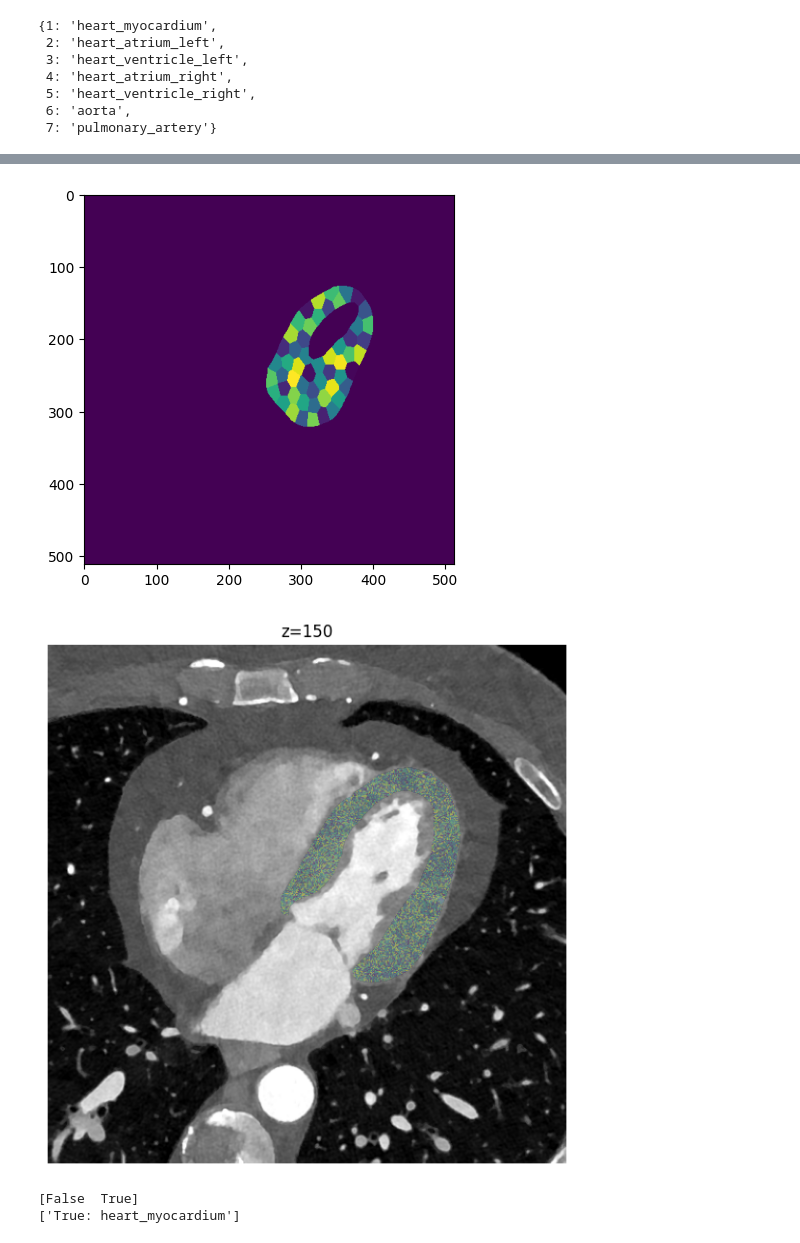
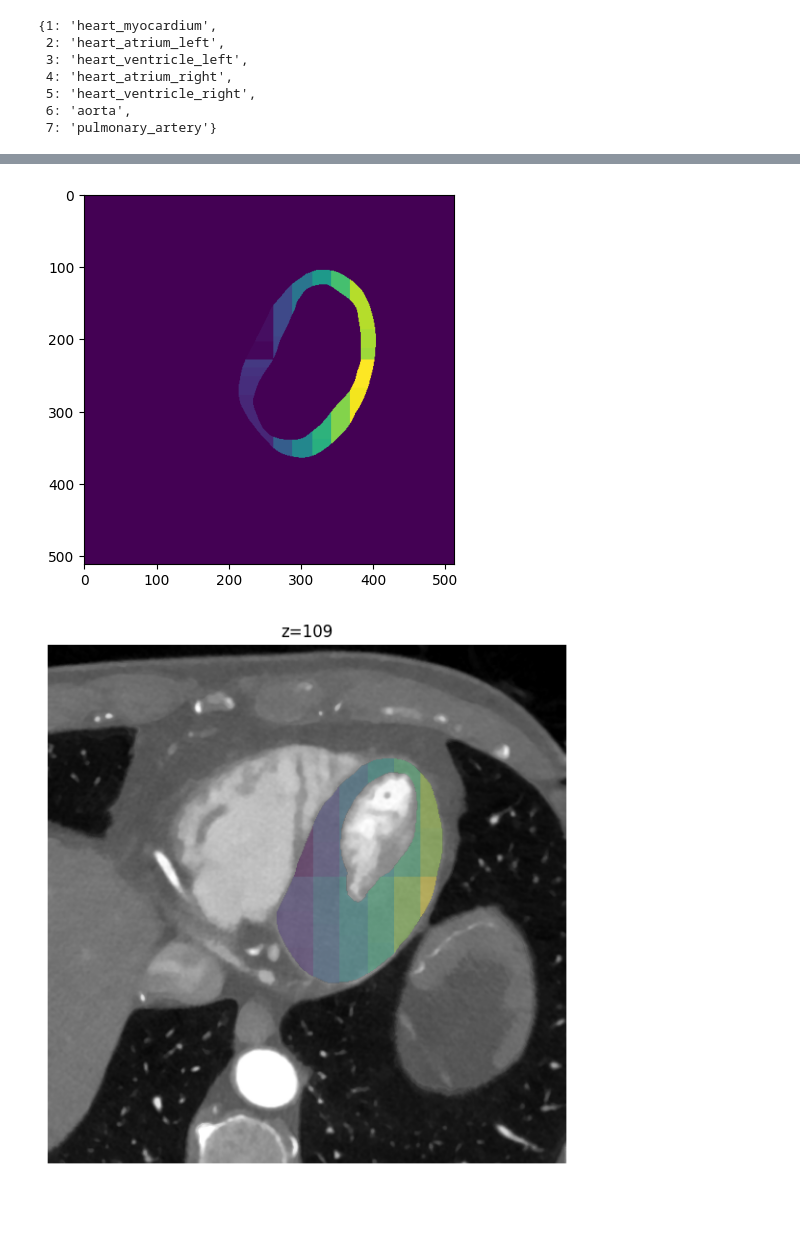
Before and after one commit to keyedeze/medicalsegmentation, a Jupyter notebook: main.ipynb, the cells around one changed output, grey strips where cells are left out. Saved outputs shown, nothing was run; the diff lists cells and outputs as text; code cells hidden in the pictures; blank space fills up the shorter version.

```diff
--- a/main.ipynb
+++ b/main.ipynb
@@ -105,7 +107,7 @@ def show_label_overlay(img_path, seg_path, z=None, alpha=0.45):
     plt.axis("off")
     plt.show()
 # %%
-data_file_path = r"/mnt/research/research/Data/MyocardialScarDefns_kycn/p_003/DICOM/25121220/52190000"
+data_file_path = r"/mnt/research/research/Data/MyocardialScarDefns_kycn/p_021/DICOM/25121220/53420000"
 # %%
 def list_dicom_files(root_dir):
     dicoms = []
@@ -484,19 +544,11 @@ count > 5000: 3785
 # %%
 %matplotlib inline
 
-plt.imshow(out_arr[119,:,:])
+plt.imshow(clustered[150,:,:])
 plt.show()
 # %% [output]
-[figure, old version]
+[figure, new version]
 # %%
-show_label_overlay(input_file, data_file_path + "/postproc_2d.nii.gz", z=150, alpha=0.4)
+show_label_overlay(input_file, data_file_path + "/postproc_2d.nii.gz", z=None, alpha=0.4)
 # %% [output]
-[figure, old version]
+[figure, new version]
-# %%
-
-print(np.unique(mask3d_eroded))
-
-print([f"{i}: {class_map['heartchambers_highres'][i]}" for i in np.unique(mask3d_eroded) if int(i) in class_map["heartchambers_highres"]])
-# %% [output]
-[False  True]
-['True: heart_myocardium']
```
Also changed, not shown: parts of 20 cells of this notebook.
